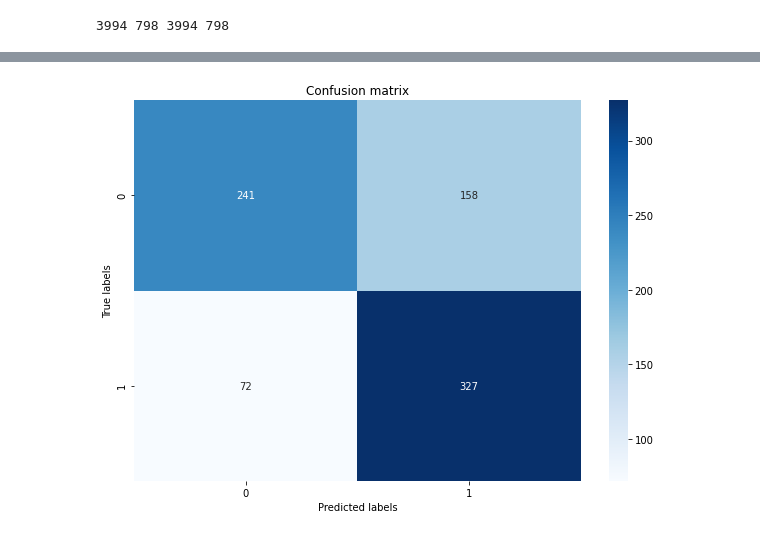
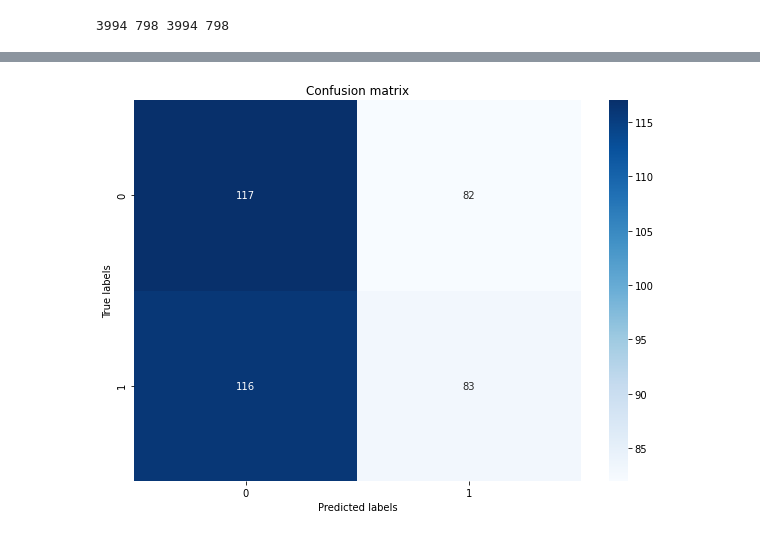
Before and after one commit to nedeljkovicmajaa/LMU_neuroscience, a Jupyter notebook: new_code/knn_rf.ipynb, the cells around one changed output, grey strips where cells are left out. Cells and saved outputs as stored; diff of their text form; code cells hidden in the pictures.

```diff
--- a/new_code/knn_rf.ipynb
+++ b/new_code/knn_rf.ipynb
@@ -868,10 +901,16 @@ def extract_features(tr_data, ts_data, tr_label, ts_label):
         corr = np.correlate(tr_data[i], tr_data[i], mode='full')
         iqr1 = np.percentile(tr_data[i], 75) - np.percentile(tr_data[i], 25)
         iqr2 = np.percentile(corr, 75) - np.percentile(corr, 25)
+
+        total_sum = np.sum(tr_data[i])
+        num_tresh = len([1 for i in tr_data[i] if i > 0.5])
+        num_tresh_75 = len([1 for i in tr_data[i] if i > 0.75])
+
         corr_tr.append([np.max(tr_data[i]), np.min(tr_data[i]), np.std(tr_data[i]), np.mean(tr_data[i]),\
              np.var(tr_data[i]), abs(np.max(tr_data[i])-np.min(tr_data[i])), iqr1, np.max(corr), np.min(corr),\
-                 np.std(corr), np.mean(corr), np.var(corr), abs(np.max(corr)-np.min(corr)), iqr2])
-        corr_tr[-1] = [corr_tr[-1][11], corr_tr[-1][7], corr_tr[-1][12], corr_tr[-1][13], corr_tr[-1][10], corr_tr[-1][9], corr_tr[-1][5], corr_tr[-1][0]]
+                 np.std(corr), np.mean(corr), np.var(corr), abs(np.max(corr)-np.min(corr)), iqr2, total_sum, num_tresh, num_tresh_75])
+        # 14, 11, 15, 7, 12, 13, 10, 16,  9,  5, 0,  3,  6,  2
+        corr_tr[-1] = [corr_tr[-1][14], corr_tr[-1][11], corr_tr[-1][15], corr_tr[-1][7], corr_tr[-1][12], corr_tr[-1][13], corr_tr[-1][10], corr_tr[-1][16], corr_tr[-1][9], corr_tr[-1][5], corr_tr[-1][0], corr_tr[-1][3], corr_tr[-1][6], corr_tr[-1][2]]
 
 
     corr_ts = []
@@ -879,13 +918,18 @@ def extract_features(tr_data, ts_data, tr_label, ts_label):
         corr = np.correlate(ts_data[i], ts_data[i], mode='full')
         iqr1 = np.percentile(ts_data[i], 75) - np.percentile(ts_data[i], 25)
         iqr2 = np.percentile(corr, 75) - np.percentile(corr, 25)
+
+        total_sum = np.sum(ts_data[i])
+        num_tresh = len([1 for i in ts_data[i] if i > 0.5])
+        num_tresh_75 = len([1 for i in ts_data[i] if i > 0.75])
+
         corr_ts.append([np.max(ts_data[i]), np.min(ts_data[i]), np.std(ts_data[i]), np.mean(ts_data[i]),\
              np.var(ts_data[i]), abs(np.max(ts_data[i])-np.min(ts_data[i])), iqr1, np.max(corr), np.min(corr),\
-                 np.std(corr), np.mean(corr), np.var(corr), abs(np.max(corr)-np.min(corr)), iqr2])
-        corr_ts[-1] = [corr_ts[-1][11], corr_ts[-1][7], corr_ts[-1][12], corr_ts[-1][13], corr_ts[-1][10], corr_ts[-1][9], corr_ts[-1][5], corr_ts[-1][0]]
+                 np.std(corr), np.mean(corr), np.var(corr), abs(np.max(corr)-np.min(corr)), iqr2, total_sum, num_tresh, num_tresh_75])
+        corr_ts[-1] = [corr_ts[-1][14], corr_ts[-1][11], corr_ts[-1][15], corr_ts[-1][7], corr_ts[-1][12], corr_ts[-1][13], corr_ts[-1][10], corr_ts[-1][16], corr_ts[-1][9], corr_ts[-1][5], corr_ts[-1][0], corr_ts[-1][3], corr_ts[-1][6], corr_ts[-1][2]]
 
     '''
-    pca = PCA(n_components=2)
+    pca = PCA(n_components=3)
     pca.fit(corr_tr)
     corr_tr = pca.transform(corr_tr)
     corr_ts = pca.transform(corr_ts)
@@ -904,14 +948,23 @@ print(len(train_data_proc), len(test_data_proc), len(train_label_proc), len(test
 3994 798 3994 798
 # %%
 accuracies = []
-for k in range(1):
-    tr, trl, ts, tsl = train_test_speakers_resppeak(1, load_all_data)
+mouse, ses, sp1, sp2 = 2, 3, 0, 4
+
+for k in range(10):
+    #tr, trl, ts, tsl = train_test_speakers_resppeak_ses(mouse, load_all_data, ses, sp1, sp2)
+    tr, trl, ts, tsl = train_test_speakers_resppeak(mouse, load_all_data)
     train_data_proc, test_data_proc, train_label_proc, test_label_proc = extract_features(tr, ts, trl, tsl)
 
     gnb = GaussianNB()
     gnb.fit(train_data_proc, train_label_proc)
     gnb_pred = gnb.predict(test_data_proc)
     accuracies.append(accuracy_score(test_label_proc, gnb_pred))
+    '''
+    rf = RandomForestClassifier(n_estimators=100)
+    rf.fit(train_data_proc, train_label_proc)
+    rf_pred = rf.predict(test_data_proc)
+    accuracies.append(accuracy_score(test_label_proc, rf_pred))
+    '''
 # %%
 print(accuracies)
 print(np.round(np.mean(accuracies), 3), np.round(np.std(accuracies), 3))
@@ -921,14 +974,14 @@ print(np.round(np.mean(accuracies), 3), np.round(np.std(accuracies), 3))
 # %%
 conf_mats = []
-conf_mats.append(confusion_matrix(test_label_proc, gnb_pred))
+conf_mats.append(confusion_matrix(test_label_proc, rf_pred))
 plt.figure(figsize=(10, 7))
 sns.heatmap(conf_mats[0], annot=True, fmt='d', cmap='Blues')
 plt.xlabel('Predicted labels')
 plt.ylabel('True labels')
 plt.title('Confusion matrix')
 plt.show()
 # %% [output]
-[figure, old version]
+[figure, new version]
 # %%
 #feature importance
 importances = gnb.theta_
```
Also changed, not shown: parts of 8 cells of this notebook.
